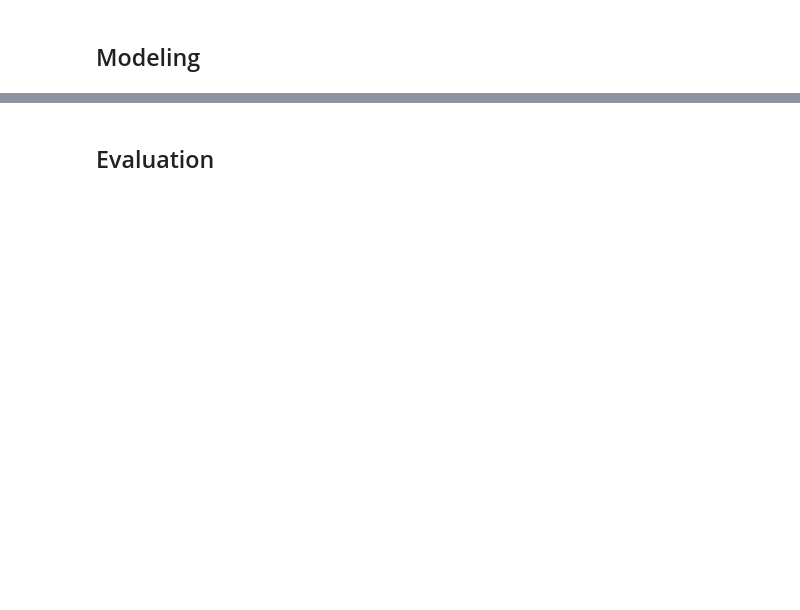
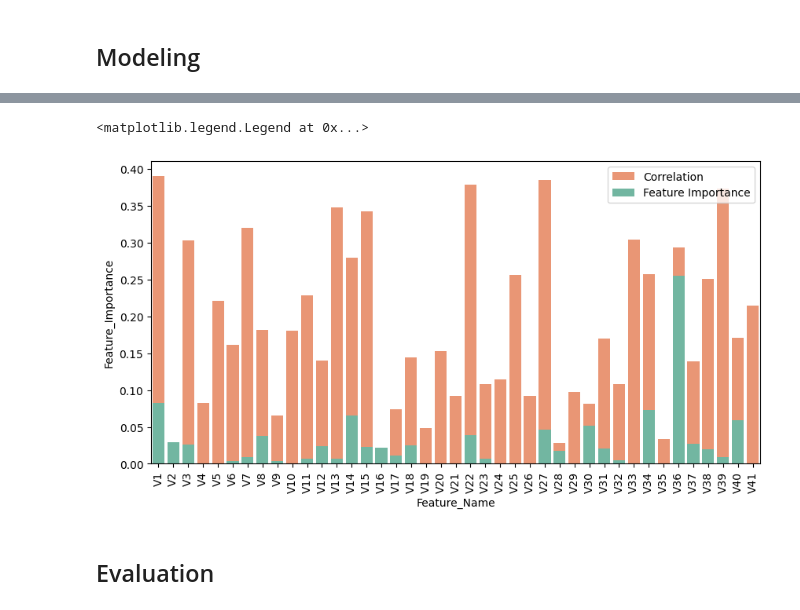
Before and after one commit to al-pi314/inteligent_systems, a Jupyter notebook: seminar_2/seminar.ipynb, the cells around one changed output, grey strips where cells are left out. Saved outputs shown, nothing was run; the diff lists cells and outputs as text; code cells hidden in the pictures; blank space fills up the shorter version.

```diff
--- a/seminar_2/seminar.ipynb
+++ b/seminar_2/seminar.ipynb
@@ -91,0 +115,20 @@ print([majority_classifier.classify(None) for _ in range(100)])
+# %%
+train_features = train_df.drop(["Class", "Index"], axis=1)
+train_target = train_df["Class"]
+
+test_features = test_df.drop(["Class", "Index"], axis=1)
+test_target = test_df["Class"]
+# %%
+discrete = False
+N_bins = 10
+N_unique = 100
+fillna_method = pd.DataFrame.mean
+dropna = False
+outliers_method = None
+polinomial = None
+# %%
+rnd_classifier = RandomClassifier(train_features, train_target)
+majority_classifier = MajorityClassifier(train_df, train_target)
+nb_classifier = NaiveBayesClassifier(train_features, train_target, discrete=discrete, N_bins=N_bins, N_unique_values=N_unique, fillna_method=fillna_method, dropna=dropna, outliers_method=outliers_method, polinomial=polinomial)
+lr_classifier = LogisticRegressionClassifier(train_features, train_target, discrete=discrete, N_bins=N_bins, N_unique_values=N_unique, fillna_method=fillna_method, dropna=dropna, outliers_method=outliers_method, polinomial=polinomial, solver='lbfgs', max_iter=1000)
+dt_classifier = DecisionTreeClassifier(train_features, train_target, discrete=discrete, N_bins=N_bins, N_unique_values=N_unique, fillna_method=fillna_method, dropna=dropna, outliers_method=outliers_method, polinomial=polinomial, random_state=42)
@@ -92,2 +160,18 @@ print([majority_classifier.classify(None) for _ in range(100)])
+# %%
+display_df = pd.DataFrame(columns=["Feature_Importance", "Correlation", "Feature_Name"])
+display_df["Feature_Importance"] = dt_classifier.classifier.feature_importances_
+display_df["Correlation"] = abs(train_df.corr()["Class"].drop(["Class", "Index"]).values)
+display_df["Feature_Name"] = train_features.columns
+# %%
+f, ax = plt.subplots(figsize=(10, 5))
+
+sns.barplot(x="Feature_Name", y="Correlation", data=display_df, color=sns.color_palette("Set2", 10)[1], label="Correlation")
+sns.barplot(x="Feature_Name", y="Feature_Importance", data=display_df, color=sns.color_palette("Set2", 10)[0], label="Feature Importance")
+
+plt.xticks(rotation=90)
+plt.legend()
+# %% [output]
+<matplotlib.legend.Legend at 0x...>
+[figure, added]
 # %% [markdown]
 ## Evaluation
```
Also changed, not shown: parts of 18 cells of this notebook, 6 other files.
